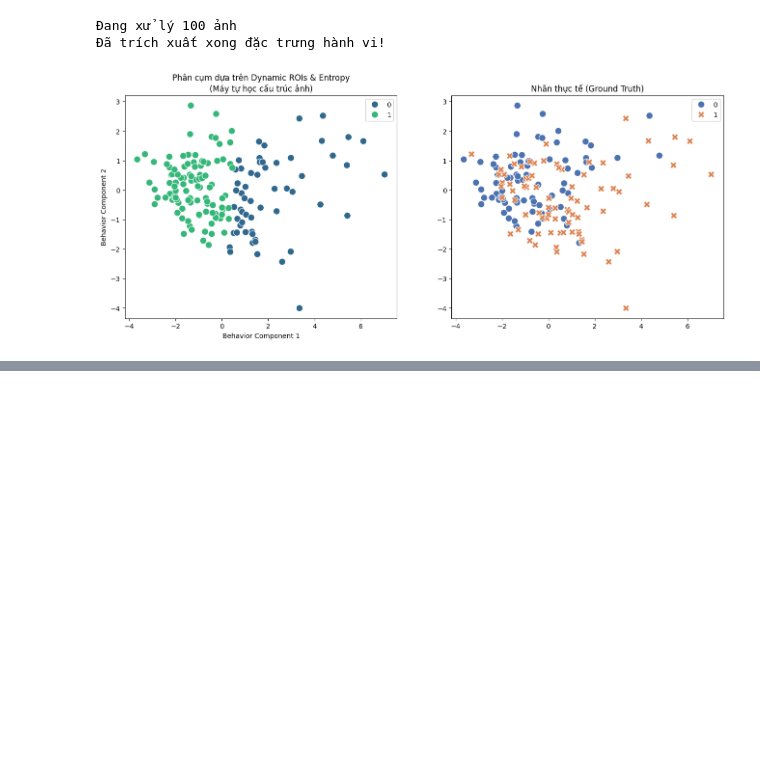
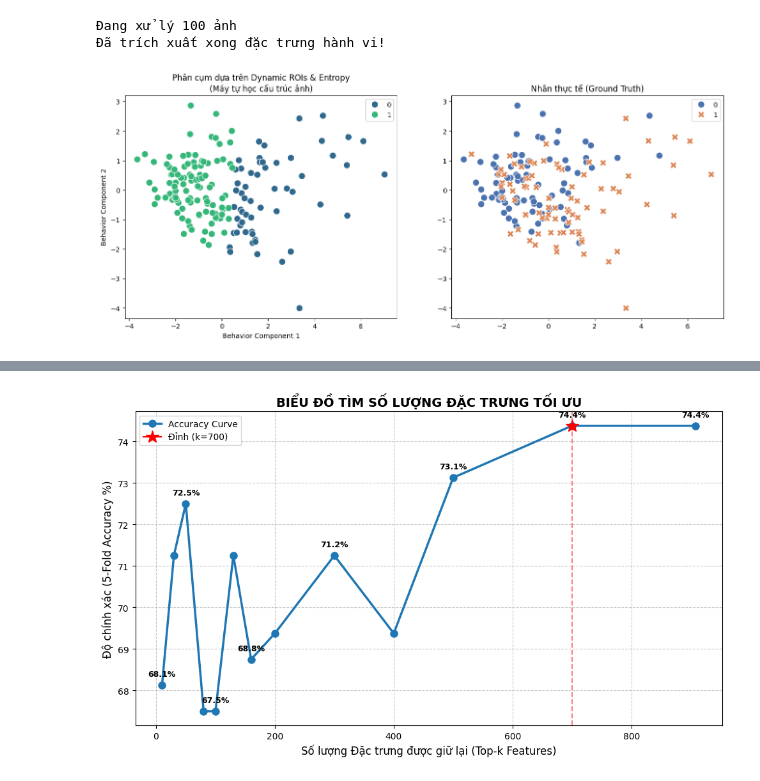
Before and after one commit to vuminhphuong11/DAV_EMS_PROJECT, a Jupyter notebook: Dynamic_roi.ipynb, the cells around one changed output, grey strips where cells are left out. Cells and saved outputs as stored; diff of their text form; code cells hidden in the pictures; blank space fills up the shorter version.

```diff
--- a/Dynamic_roi.ipynb
+++ b/Dynamic_roi.ipynb
@@ -153 +153,95 @@ Std_SwitchRate     0.112374
 dtype: float64
+# %%
+import pandas as pd
+import numpy as np
+import matplotlib.pyplot as plt
+from sklearn.ensemble import RandomForestClassifier, GradientBoostingClassifier
+from sklearn.model_selection import StratifiedKFold, cross_val_score
+from sklearn.feature_selection import SelectFromModel
+from sklearn.pipeline import Pipeline
+from sklearn.preprocessing import StandardScaler
+import warnings
+
+warnings.filterwarnings("ignore")
+
+# 1. ĐỌC DỮ LIỆU
+file_path = 'eye_tracking_features_k30_graph.csv'
+df = pd.read_csv(file_path)
+
+
+X = df.drop(columns=['label', 'numeric_id'], errors='ignore')
+y = df['label']
+
+print(f"Tổng số đặc trưng ban đầu: {X.shape[1]}")
+
+# 2. THIẾT LẬP CÁC MỐC SỐ LƯỢNG ĐẶC TRƯNG CẦN THỬ
+# Chúng ta sẽ quét từ 10, 20... đến hết
+k_values = [10, 30, 50, 80, 100, 130, 160, 200, 300, 400, 500, 700, X.shape[1]]
+mean_scores = []
+
+# Dùng Gradient Boosting để dò tìm (Nó nhanh và nhạy với đặc trưng tốt)
+# Bạn có thể thay bằng MLPClassifier nếu muốn, nhưng sẽ chạy lâu hơn
+clf = GradientBoostingClassifier(n_estimators=100, random_state=42)
+cv = StratifiedKFold(n_splits=5, shuffle=True, random_state=42)
+
+print("\n--- BẮT ĐẦU QUÉT (Vui lòng đợi vài phút)... ---")
+print(f"{'Số Feature':<15} | {'Accuracy Trung Bình':<20}")
+print("-" * 40)
+
+for k in k_values:
+    # Pipeline chuẩn: Lọc k đặc trưng -> Chuẩn hóa -> Train
+    # threshold=-np.inf nghĩa là: "Tôi không quan tâm ngưỡng điểm, cứ lấy đúng k cái cao nhất cho tôi"
+    pipeline = Pipeline([
+        ('selector', SelectFromModel(RandomForestClassifier(n_estimators=50, random_state=42), threshold=-np.inf, max_features=k)),
+        ('scaler', StandardScaler()),
+        ('classifier', clf)
+    ])
+
+    # Chạy Cross-Validation
+    scores = cross_val_score(pipeline, X, y, cv=cv, scoring='accuracy')
+    acc_mean = scores.mean() * 100
+    mean_scores.append(acc_mean)
+
+    print(f"{k:<15} | {acc_mean:.2f}%")
+
+# 3. TÌM RA CON SỐ TỐI ƯU NHẤT
+best_idx = np.argmax(mean_scores)
+best_k = k_values[best_idx]
+best_score = mean_scores[best_idx]
+
+print("\n" + "="*50)
+print(f"SỐ LƯỢNG ĐẶC TRƯNG TỐI ƯU (GOLDEN NUMBER): {best_k}")
+print(f"   Độ chính xác cao nhất: {best_score:.2f}%")
+print("="*50)
+
+# 4. VẼ BIỂU ĐỒ (LINE CHART)
+plt.figure(figsize=(10, 6))
+
+# Vẽ đường chính
+plt.plot(k_values, mean_scores, marker='o', linestyle='-', color='#1f77b4', linewidth=2.5, markersize=8, label='Accuracy Curve')
+
+# Vẽ điểm cao nhất (Highlight)
+plt.plot(best_k, best_score, marker='*', color='red', markersize=15, label=f'Đỉnh (k={best_k})')
+plt.axvline(x=best_k, color='red', linestyle='--', alpha=0.5)
+
+# Trang trí
+plt.title('BIỂU ĐỒ TÌM SỐ LƯỢNG ĐẶC TRƯNG TỐI ƯU', fontsize=14, fontweight='bold')
+plt.xlabel('Số lượng Đặc trưng được giữ lại (Top-k Features)', fontsize=12)
+plt.ylabel('Độ chính xác (5-Fold Accuracy %)', fontsize=12)
+plt.grid(True, linestyle='--', alpha=0.7)
+plt.legend()
+
+# Hiển thị số liệu lên từng điểm
+for i, txt in enumerate(mean_scores):
+    # Chỉ hiện số nếu nó là đỉnh hoặc ở các mốc quan trọng để đỡ rối
+    if k_values[i] == best_k or i % 2 == 0:
+        plt.annotate(f"{txt:.1f}%", (k_values[i], mean_scores[i]), textcoords="offset points", xytext=(0,10), ha='center', fontsize=9, fontweight='bold')
+
+plt.tight_layout()
+
+# Lưu ảnh để chèn vào LaTeX
+save_name = 'feature_optimization.jpg'
+plt.savefig(save_name, dpi=300)
+print(f"\n Đã lưu biểu đồ thành công: {save_name}")
+plt.show()
+# %% [output]
@@ -153,0 +265 @@ dtype: float64
+[figure, added]
```
Also changed, not shown: parts of 2 cells of this notebook, 5 other files.
